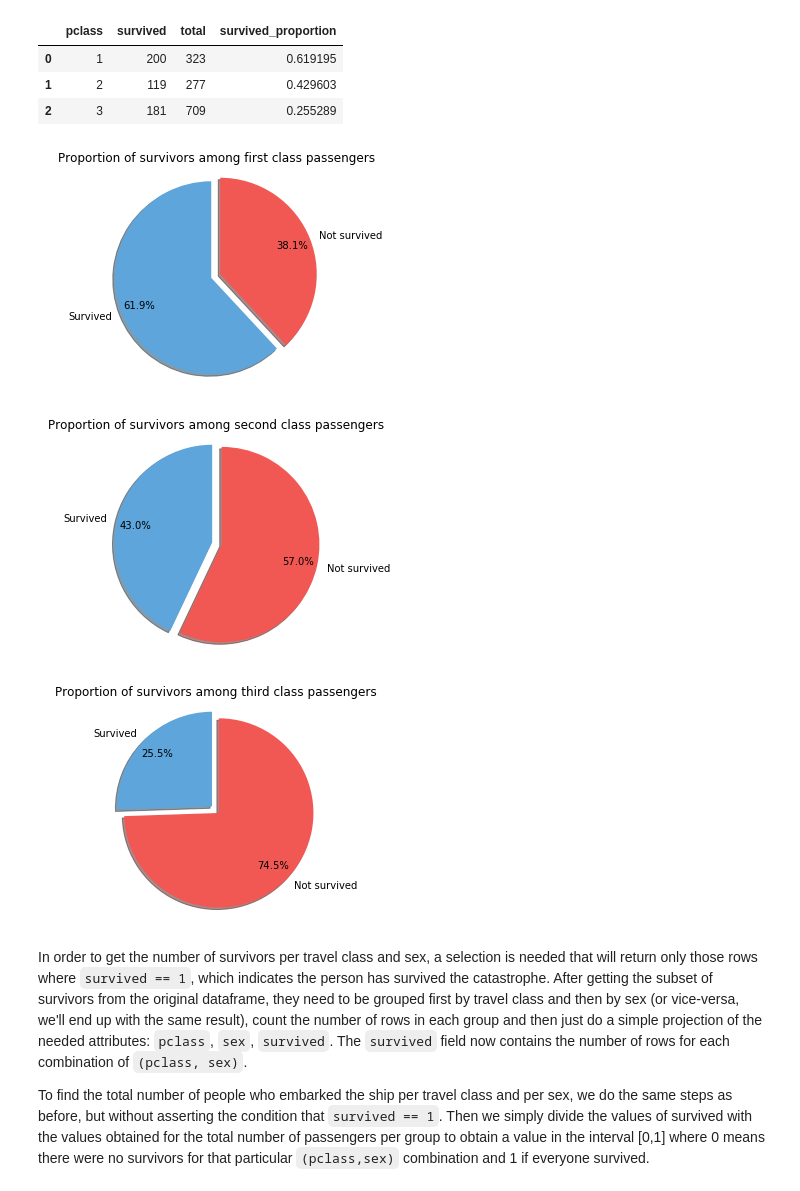
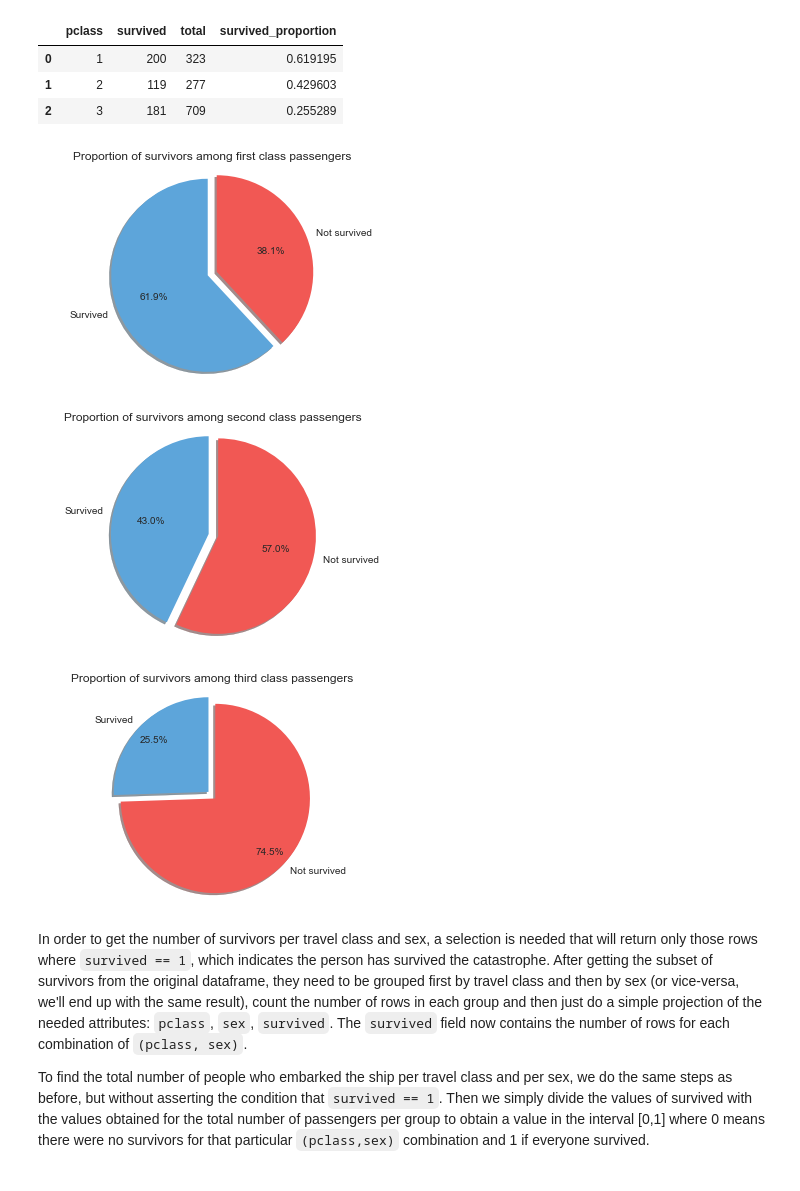
Before and after one commit to martinj96/Ada2017, a Jupyter notebook: Homework 1/Homework 1.ipynb, the cells around one changed output. Saved outputs shown, nothing was run; the diff lists cells and outputs as text; code cells hidden in the pictures.

```diff
--- a/Homework 1/Homework 1.ipynb
+++ b/Homework 1/Homework 1.ipynb
@@ -13,6 +13,8 @@ import numpy as np
 import os
 import re
 from collections import defaultdict
+sns.set_style("whitegrid")
+sns.set_style({'axes.grid': True,'grid.linestyle': u'--', 'axes.edgecolor': '0', 'axes.linewidth': 1.3, 'grid.color': '.4', 'legend.frameon': True})
 %matplotlib inline
 # %%
 DATA_FOLDER = 'Data' # Use the data folder provided in Tutorial 02 - Intro to Pandas.
@@ -718,24 +720,24 @@ fig, ax = plt.subplots()
 class_index = 0
 plot_data = [survived_per_class.iloc[class_index]['survived'], survived_per_class.iloc[class_index]['total'] - survived_per_class.iloc[class_index]['survived']]
 ax.pie(plot_data, labels=['Survived', 'Not survived'], autopct='%1.1f%%',
-        shadow=True, explode=(0.1, 0.0), pctdistance=0.8, startangle=90, colors=["#5DA5DA", "#F15854"])
+        shadow=True, explode=(0.1, 0.0),  startangle=90, colors=["#5DA5DA", "#F15854"])
 ax.axis('equal')
 plt.title("Proportion of survivors among first class passengers")
 plt.show()
 # %% [output]
-[figure, old version]
+[figure, new version]
 # %%
 fig, ax = plt.subplots()
 
 class_index = 1
 plot_data = [survived_per_class.iloc[class_index]['survived'], survived_per_class.iloc[class_index]['total'] - survived_per_class.iloc[class_index]['survived']]
 ax.pie(plot_data, labels=['Survived', 'Not survived'], autopct='%1.1f%%',
-        shadow=True, explode=(0.1, 0.0), pctdistance=0.8, startangle=90, colors=["#5DA5DA", "#F15854"])
+        shadow=True, explode=(0.1, 0.0), startangle=90, colors=["#5DA5DA", "#F15854"])
 ax.axis('equal')
 plt.title("Proportion of survivors among second class passengers")
 plt.show()
 # %% [output]
-[figure, old version]
+[figure, new version]
 # %%
 fig, ax = plt.subplots()
 
@@ -747,7 +749,7 @@ ax.axis('equal')
 plt.title("Proportion of survivors among third class passengers")
 plt.show()
 # %% [output]
-[figure, old version]
+[figure, new version]
 # %% [markdown]
 In order to get the number of survivors per travel class and sex, a selection is needed that will return only those rows where `survived == 1`, which indicates the person has survived the catastrophe. After getting the subset of survivors from the original dataframe, they need to be grouped first by travel class and then by sex (or vice-versa, we'll end up with the same result), count the number of rows in each group and then just do a simple projection of the needed attributes: `pclass`, `sex`, `survived`. The `survived` field now contains the number of rows for each combination of `(pclass, sex)`.
 
```
Also changed, not shown: parts of 10 cells of this notebook.
